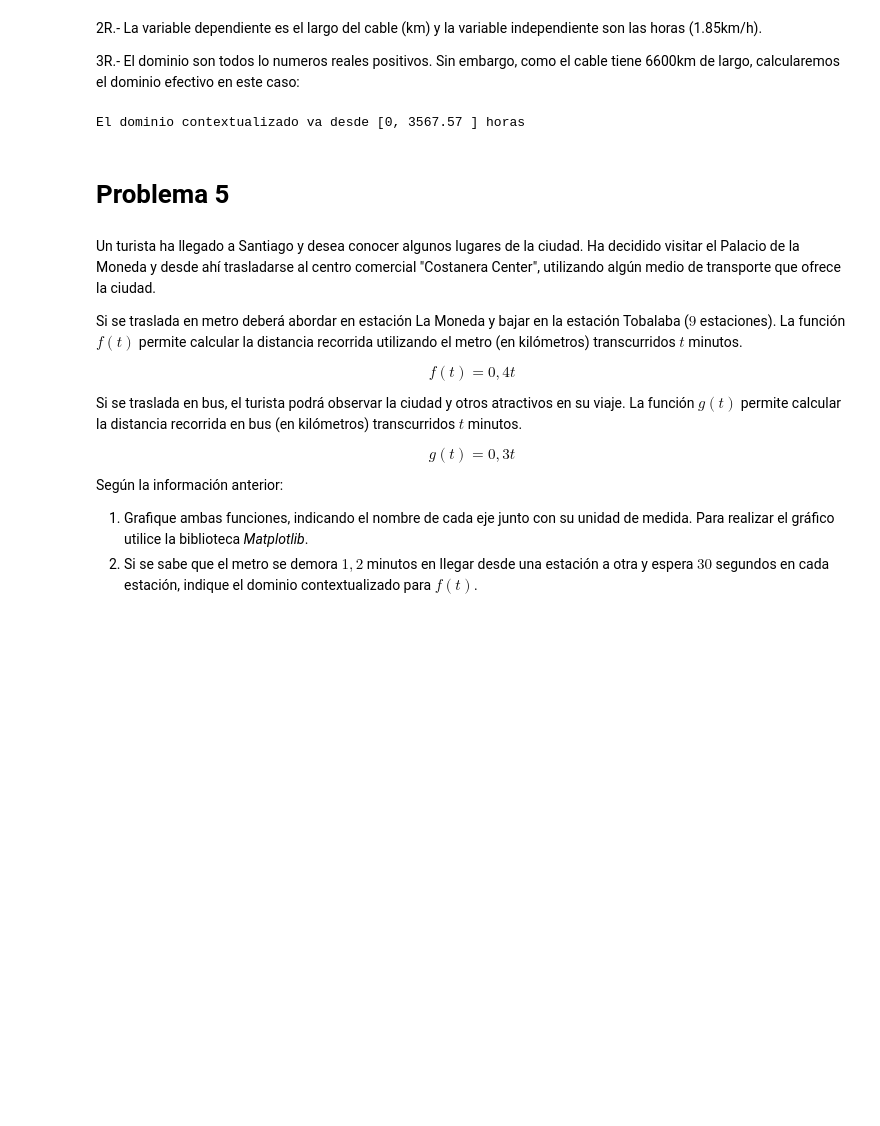
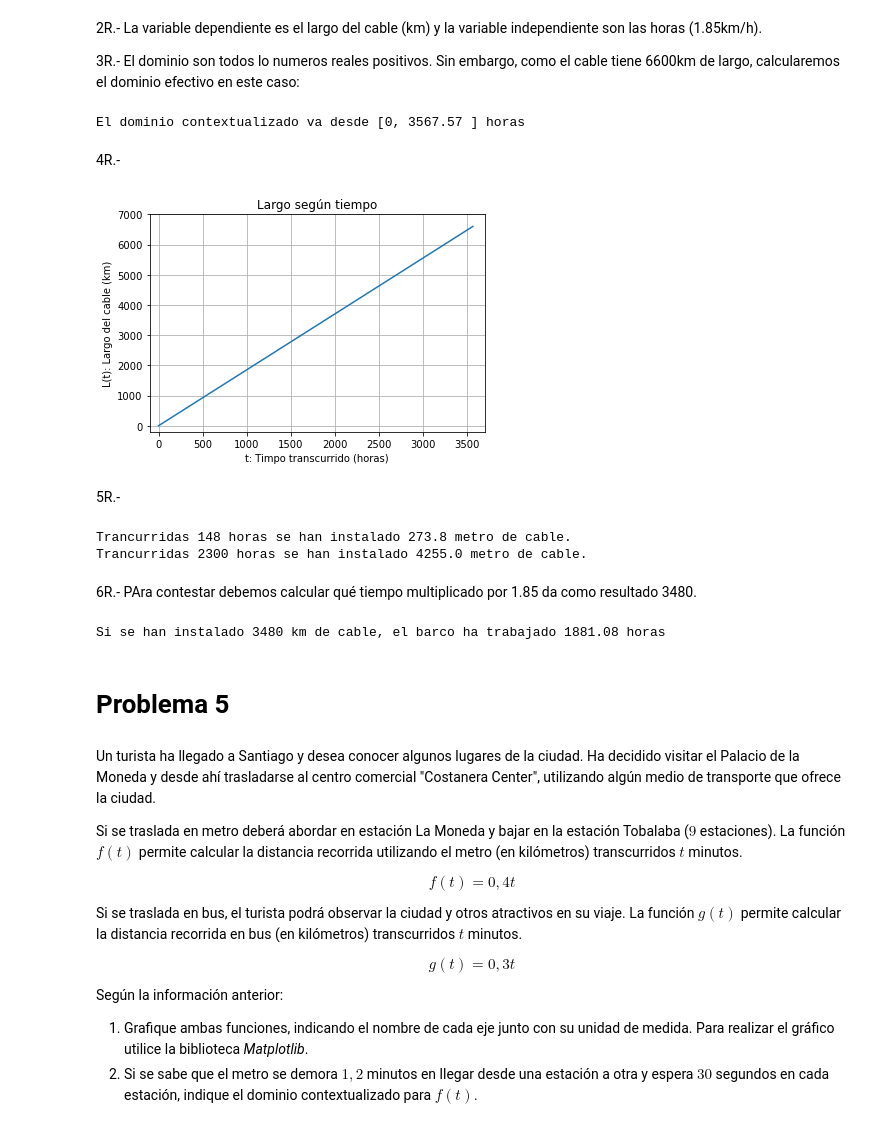
Before and after one commit to NachoSaave/Python-Centralizado, a Jupyter notebook: Mat Aplicada/G1_Funciones.ipynb, the cells around one changed output. Drawn from its saved outputs; the diff is of its cells as text; code cells hidden in the pictures; blank space fills up the shorter version.

```diff
--- a/Mat Aplicada/G1_Funciones.ipynb
+++ b/Mat Aplicada/G1_Funciones.ipynb
@@ -96,6 +96,46 @@ L(6600)
 print("El dominio contextualizado va desde [0,",round(6600/1.85,2),"] horas")
 # %% [output]
 El dominio contextualizado va desde [0, 3567.57 ] horas
+# %% [markdown]
+4R.-
+# %%
+import matplotlib.pyplot as plt
+import numpy as np
+#Generamos ua tabla de datos usando numpy
+x=np.arange(0, 3569, 1)
+#Para cada elemento del dominio, aplicacremos la función
+y= L(x)
+#Le pedimos a matplotlib que genere u gráfico
+plt.plot(x, y)
+#cuyos ejes van de 0 a 6 en la x, de 0 a 2800 en la y
+plt.axis([-100, 3700, -200, 7000])
+#Titulos
+plt.xlabel('t: Timpo transcurrido (horas)')
+plt.ylabel('L(t): Largo del cable (km)')
+plt.title('Largo según tiempo')
+#Grilla
+plt.grid(True)
+#Muestre
+plt.show()
+# %% [output]
+[figure, added]
+# %% [markdown]
+5R.-
+# %%
+a=148
+b=2300
+print(f"Trancurridas {a} horas se han instalado {L(a)} metro de cable.")
+print(f"Trancurridas {b} horas se han instalado {L(b)} metro de cable.")
+# %% [output]
+Trancurridas 148 horas se han instalado 273.8 metro de cable.
+Trancurridas 2300 horas se han instalado 4255.0 metro de cable.
+# %% [markdown]
+6R.- PAra contestar debemos calcular qué tiempo multiplicado por 1.85 da como resultado 3480.
+# %%
+c=3480
+print(f"Si se han instalado {c} km de cable, el barco ha trabajado {round(3480/1.85,2)} horas")
+# %% [output]
+Si se han instalado 3480 km de cable, el barco ha trabajado 1881.08 horas
 # %% [markdown]
 # Problema 5
 # %% [markdown]
```
Also changed, not shown: parts of 11 cells of this notebook.
